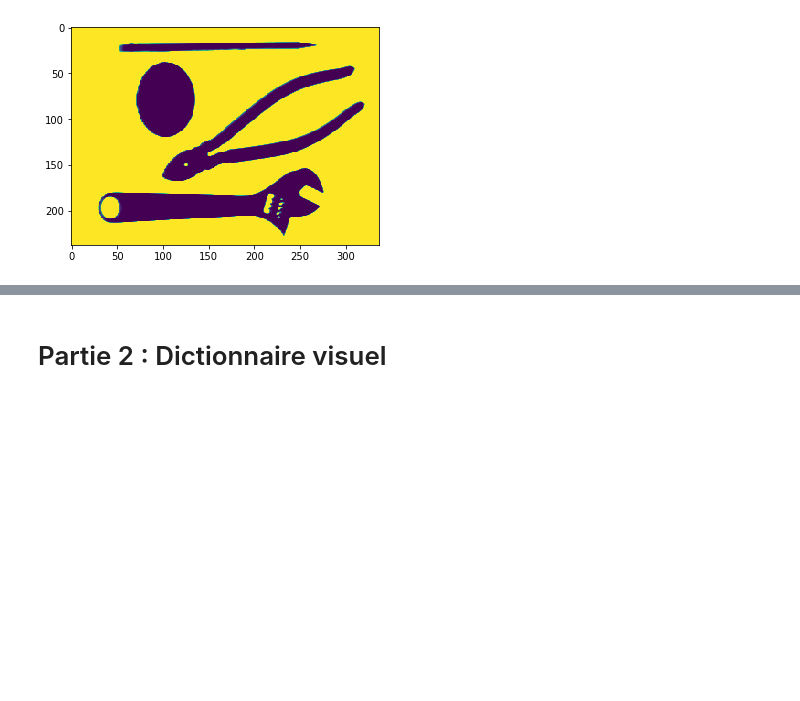
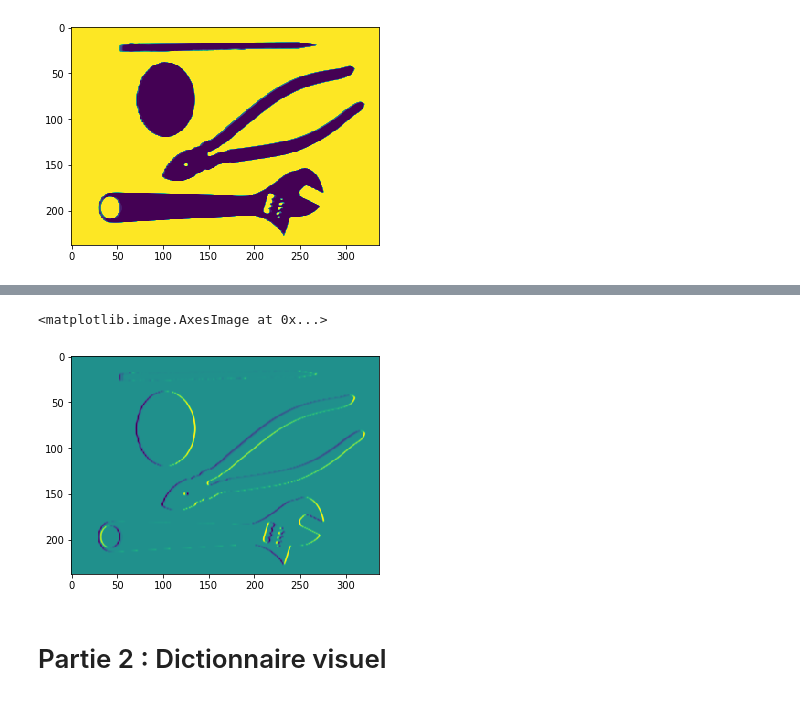
Before and after one commit to IssamBenamara/SIFT_BOW, a Jupyter notebook: TP1-2.ipynb, the cells around one changed output, grey strips where cells are left out. Drawn from its saved outputs; the diff is of its cells as text; code cells hidden in the pictures; blank space fills up the shorter version.

```diff
--- a/TP1-2.ipynb
+++ b/TP1-2.ipynb
@@ -27,2 +60,7 @@ plt.imshow(I)
+# %%
+plt.imshow(Iy)
+# %% [output]
+<matplotlib.image.AxesImage at 0x...>
+[figure, added]
 # %%
 def compute_grad(I):
```
Also changed, not shown: parts of 6 cells of this notebook.
